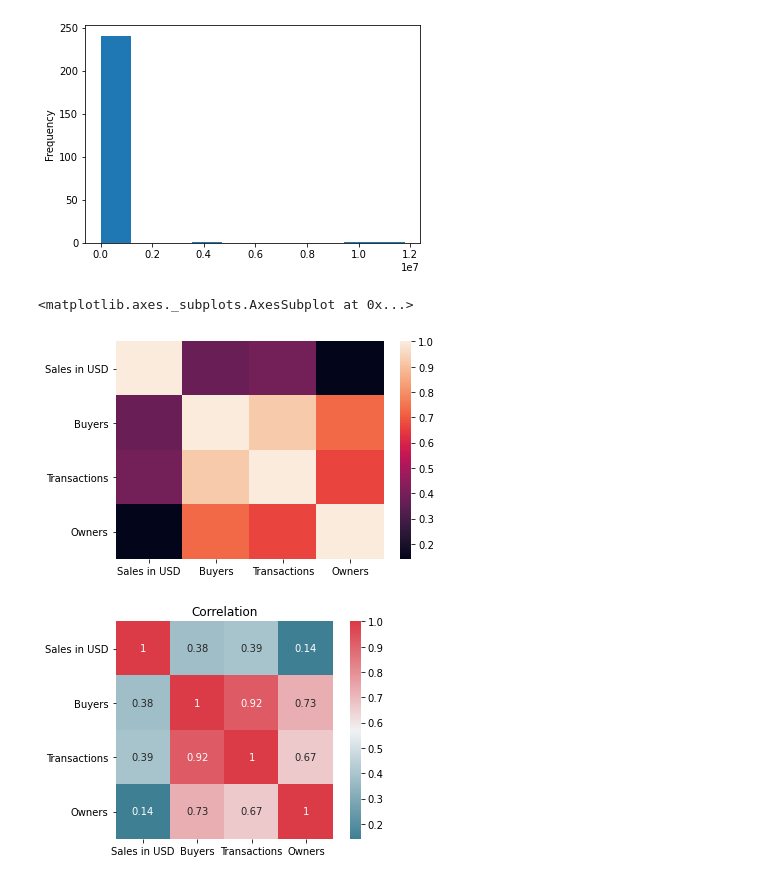
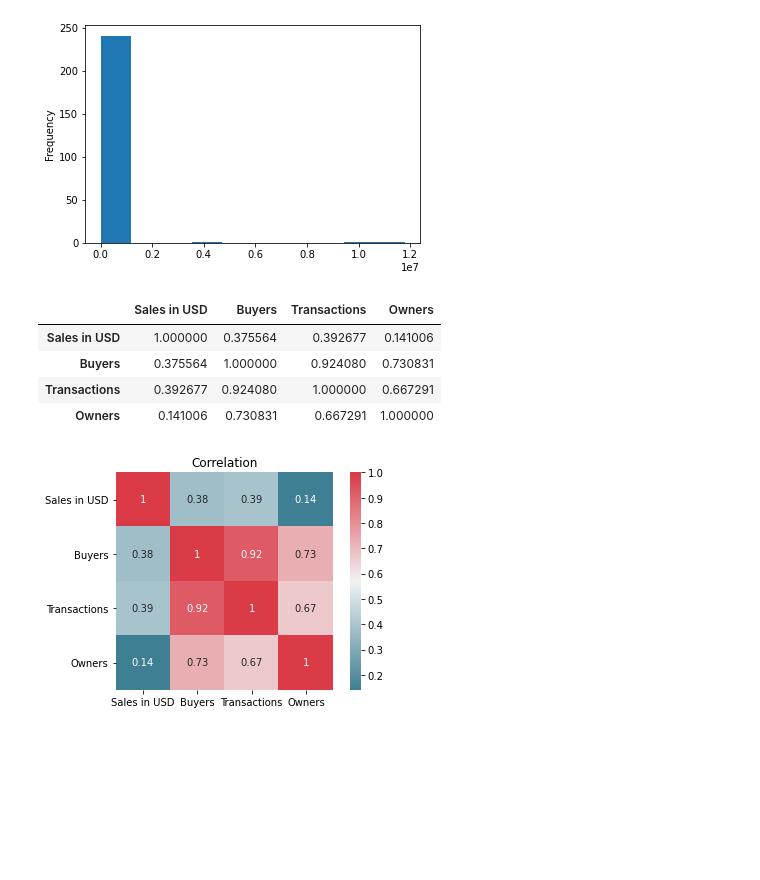
Before and after one commit to Sarah-Yifei-Wang/w209_visualization, a Jupyter notebook: notebooks/EDA.ipynb, the cells around one changed output. Saved outputs shown, nothing was run; the diff lists cells and outputs as text; code cells hidden in the pictures; blank space fills up the shorter version.

```diff
--- a/notebooks/EDA.ipynb
+++ b/notebooks/EDA.ipynb
@@ -181,11 +181,14 @@ def background_gradient(s, m, M, cmap='PuBu', low=0, high=0):
     normed = norm(s.values)
     c = [colors.rgb2hex(x) for x in plt.cm.get_cmap(cmap)(normed)]
     return ['background-color: %s' % color for color in c]
-# %%
-sns.heatmap(corr)
-# %% [output]
-<matplotlib.axes._subplots.AxesSubplot at 0x...>
-[figure, removed]
+# %%
+corr
+# %% [output]
+|  | Sales in USD | Buyers | Transactions | Owners |
+| Sales in USD | 1.000000 | 0.375564 | 0.392677 | 0.141006 |
+| Buyers | 0.375564 | 1.000000 | 0.924080 | 0.730831 |
+| Transactions | 0.392677 | 0.924080 | 1.000000 | 0.667291 |
+| Owners | 0.141006 | 0.730831 | 0.667291 | 1.000000 |
 # %%
 g = sns.heatmap(corr, mask=np.zeros_like(corr, dtype=np.bool), cmap=sns.diverging_palette(220, 10, as_cmap=True),
             square=True,annot=True).set_title('Correlation')
```
Also changed, not shown: parts of 8 cells of this notebook.
